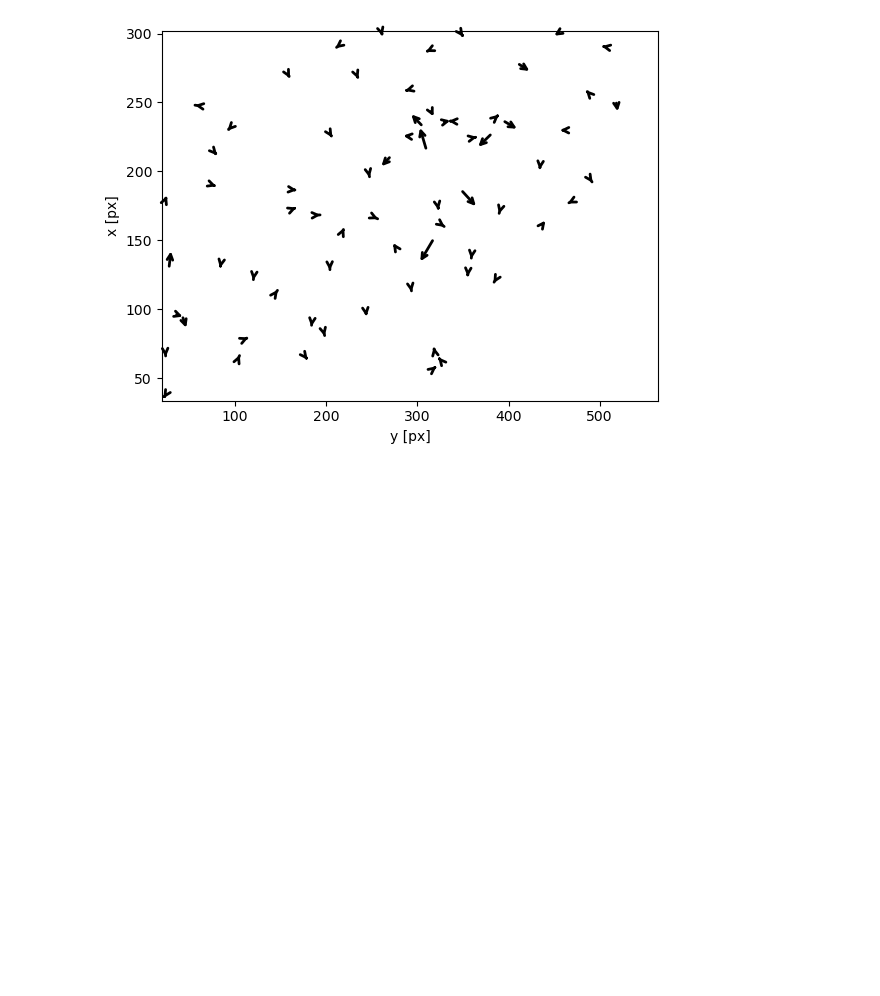
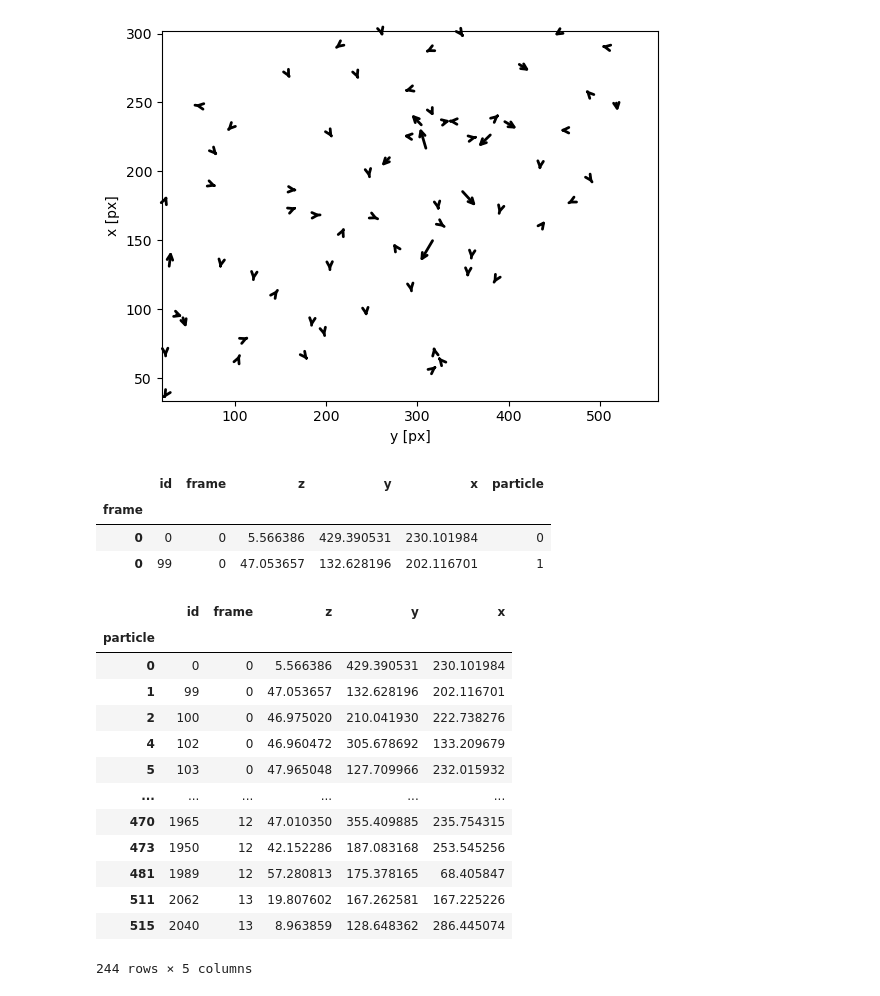
Before and after one commit to QureshiHK/VectorTrackEb3, a Jupyter notebook: trackpy_fastimaging_3D.ipynb, the cells around one changed output. Drawn from its saved outputs; the diff is of its cells as text; code cells hidden in the pictures; blank space fills up the shorter version.

```diff
--- a/trackpy_fastimaging_3D.ipynb
+++ b/trackpy_fastimaging_3D.ipynb
@@ -18,4 +15,4 @@ WARNING: QWindowsWindow::setGeometry: Unable to set geometry 640x510+1256+579 (f
 # %%
-analymage_Post = AICSImage('C:/Users/hkqur/Documents/napari/eb3/2024-02-09/fast/eb3_lifeact_58hrs_at_26C_e3_fast_proj-01-Airyscan Processing-17.czi')
+analymage_Post = AICSImage('D:/fast_image/fast_imaging_15-5-25/eb3_nonID-31C_emb3_fast-image_postprojemerg-01-Airyscan Processing-08.czi')
 print(analymage_Post.shape)
 # %% [output]
@@ -138,0 +137,26 @@ track_vector=tp.plot_displacements(t_filter,1,10,pos_columns=['y','x'])
+# %%
+t_filter[:2]
+# %% [output]
+|  | id | frame | z | y | x | particle |
+| frame |  |  |  |  |  |  |
+| 0 | 0 | 0 | 5.566386 | 429.390531 | 230.101984 | 0 |
+| 0 | 99 | 0 | 47.053657 | 132.628196 | 202.116701 | 1 |
+# %%
+firstgrouped_tfilter = t_filter.groupby("particle").first()
+# %%
+firstgrouped_tfilter
+# %% [output]
+|  | id | frame | z | y | x |
+| particle |  |  |  |  |  |
+| 0 | 0 | 0 | 5.566386 | 429.390531 | 230.101984 |
+| 1 | 99 | 0 | 47.053657 | 132.628196 | 202.116701 |
+| 2 | 100 | 0 | 46.975020 | 210.041930 | 222.738276 |
+| 4 | 102 | 0 | 46.960472 | 305.678692 | 133.209679 |
+| 5 | 103 | 0 | 47.965048 | 127.709966 | 232.015932 |
+| ... | ... | ... | ... | ... | ... |
+| 470 | 1965 | 12 | 47.010350 | 355.409885 | 235.754315 |
+| 473 | 1950 | 12 | 42.152286 | 187.083168 | 253.545256 |
+| 481 | 1989 | 12 | 57.280813 | 175.378165 | 68.405847 |
+| 511 | 2062 | 13 | 19.807602 | 167.262581 | 167.225226 |
+| 515 | 2040 | 13 | 8.963859 | 128.648362 | 286.445074 |
+244 rows × 5 columns
```
Also changed, not shown: parts of 34 cells of this notebook.
